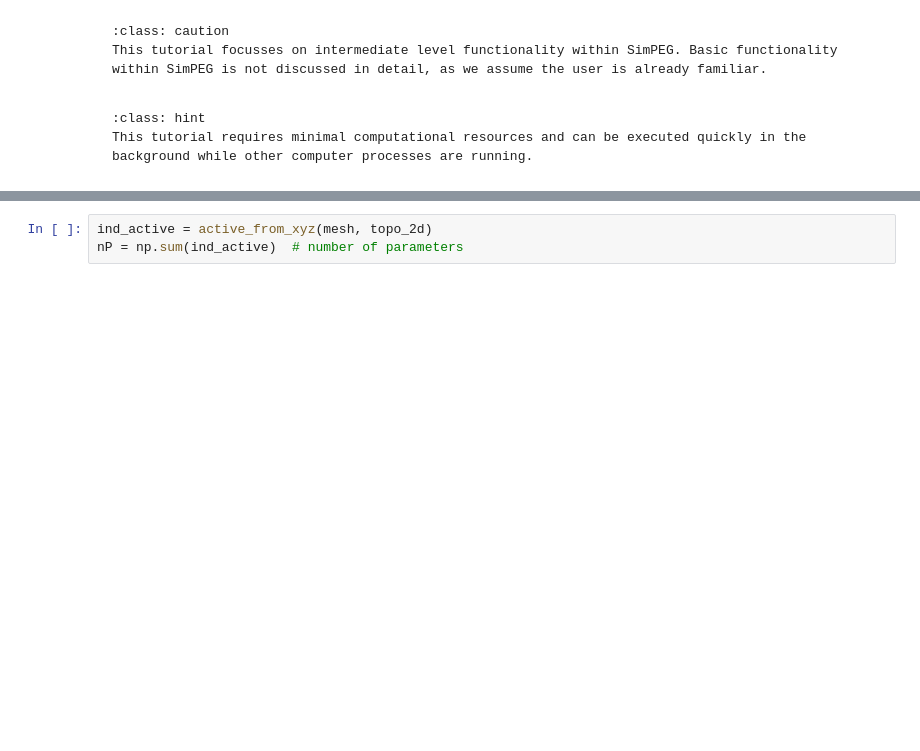
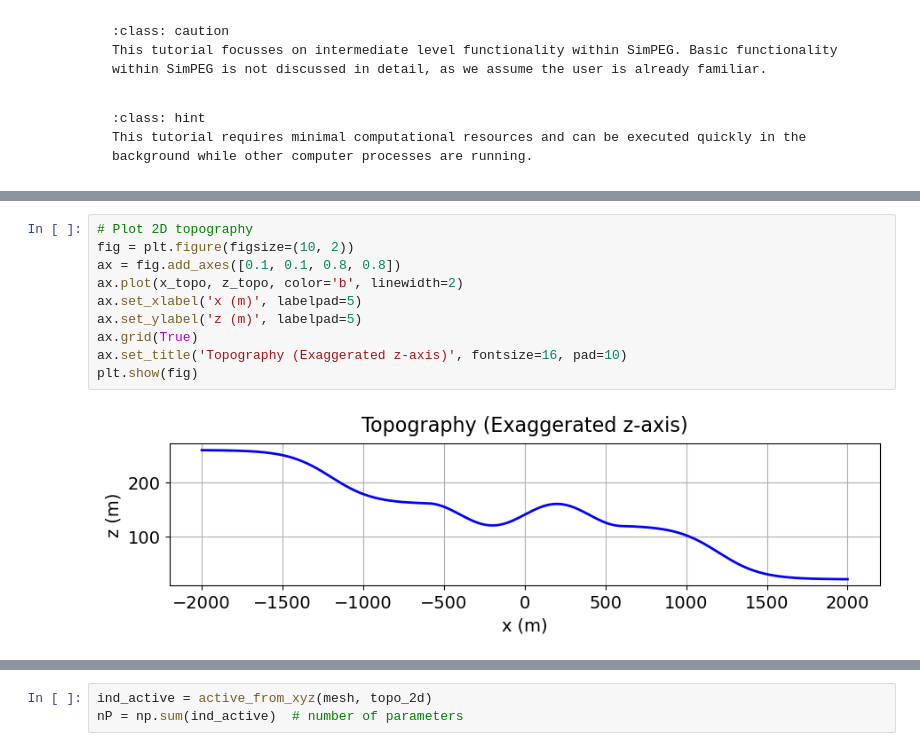
Before and after one commit to simpeg/user-tutorials, a Jupyter notebook: notebooks/06-ip/fwd_dcip_2d.ipynb, the cells around one changed output, grey strips where cells are left out. Cells and saved outputs as stored; diff of their text form; blank space fills up the shorter version.

```diff
--- a/notebooks/06-ip/fwd_dcip_2d.ipynb
+++ b/notebooks/06-ip/fwd_dcip_2d.ipynb
@@ -81,0 +76,12 @@ Here, the DC survey line is an 800 m long EW dipole-dipole line with an electrod
+# %%
+# Plot 2D topography
+fig = plt.figure(figsize=(10, 2))
+ax = fig.add_axes([0.1, 0.1, 0.8, 0.8])
+ax.plot(x_topo, z_topo, color='b', linewidth=2)
+ax.set_xlabel('x (m)', labelpad=5)
+ax.set_ylabel('z (m)', labelpad=5)
+ax.grid(True)
+ax.set_title('Topography (Exaggerated z-axis)', fontsize=16, pad=10)
+plt.show(fig)
+# %% [output]
+[figure, added]
```
Also changed, not shown: parts of 39 cells of this notebook, 7 other files.
